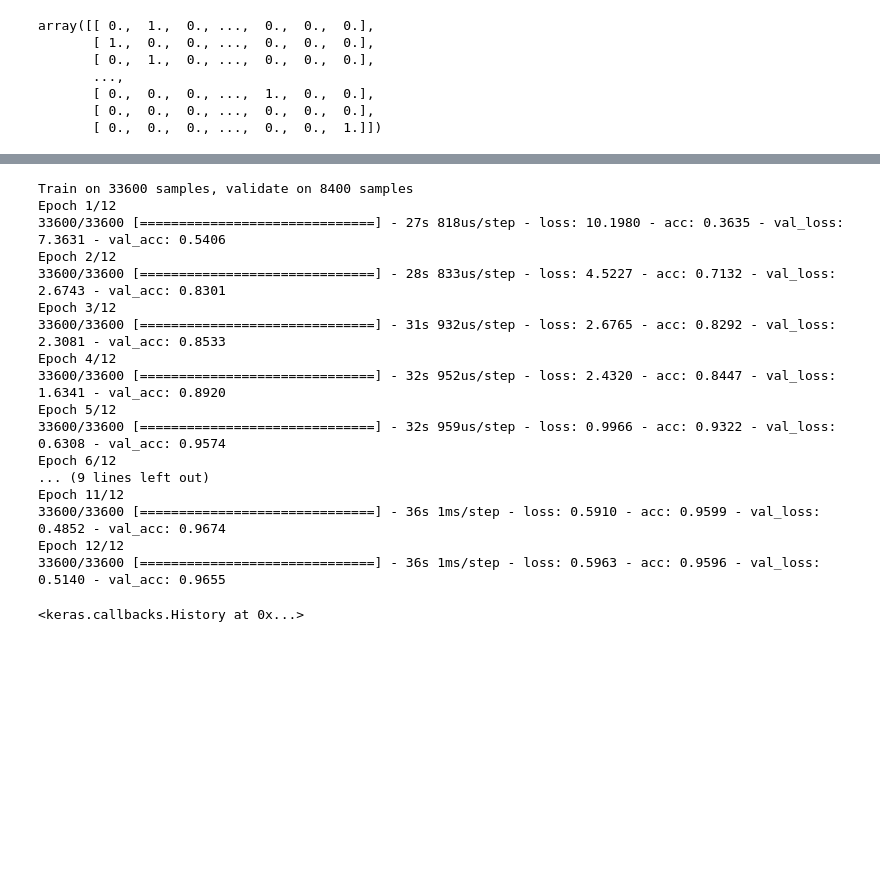
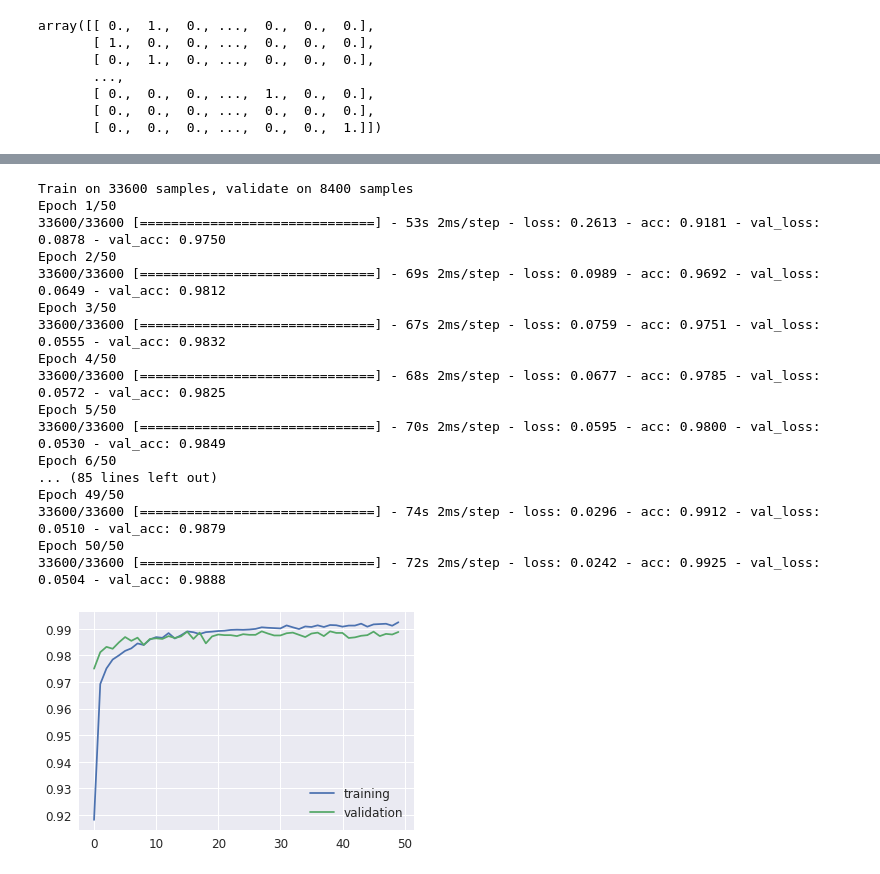
Before and after one commit to Suryanandsingh/MNIST-hand_writing-with-python, a Jupyter notebook: MNIST handwritten-keras with CNN.ipynb, the cells around one changed output, grey strips where cells are left out. Cells and saved outputs as stored; diff of their text form; code cells hidden in the pictures; blank space fills up the shorter version.

```diff
--- a/MNIST handwritten-keras with CNN.ipynb
+++ b/MNIST handwritten-keras with CNN.ipynb
@@ -52,11 +78,18 @@ from keras.models import Sequential
 from keras.layers import Dense, Dropout, Flatten
 from keras.layers.convolutional import Convolution2D, MaxPooling2D
 # %%
+#train model
 model = Sequential()
 model.add(Convolution2D(32, 3, 3, input_shape=(28, 28, 1), activation='relu'))
 model.add(MaxPooling2D(pool_size=(2,2)))
+model.add(Dropout(0.25))
+
+model.add(Convolution2D(32, (3,3), activation='relu'))
+model.add(MaxPooling2D(pool_size=(2, 2)))
+model.add(Dropout(0.20))
+
 model.add(Flatten())
-model.add(Dense(100))
+model.add(Dense(200))
 model.add(Dropout(0.5))
 model.add(Dense(10, activation='softmax'))
 # %%
@@ -86,21 +119,28 @@ _________________________________________________________________
 # %%
-model.fit(X_train, y_train, validation_data=(X_test, y_test), epochs=12, batch_size=128)
+#fitting the model
+hist = model.fit(X_train, y_train, validation_data=(X_test, y_test), epochs=50, batch_size=32)
 # %% [output]
 Train on 33600 samples, validate on 8400 samples
-Epoch 1/12
-33600/33600 [==============================] - 27s 818us/step - loss: 10.1980 - acc: 0.3635 - val_loss: 7.3631 - val_acc: 0.5406
-Epoch 2/12
-33600/33600 [==============================] - 28s 833us/step - loss: 4.5227 - acc: 0.7132 - val_loss: 2.6743 - val_acc: 0.8301
-Epoch 3/12
-33600/33600 [==============================] - 31s 932us/step - loss: 2.6765 - acc: 0.8292 - val_loss: 2.3081 - val_acc: 0.8533
-Epoch 4/12
-33600/33600 [==============================] - 32s 952us/step - loss: 2.4320 - acc: 0.8447 - val_loss: 1.6341 - val_acc: 0.8920
-Epoch 5/12
-33600/33600 [==============================] - 32s 959us/step - loss: 0.9966 - acc: 0.9322 - val_loss: 0.6308 - val_acc: 0.9574
-Epoch 6/12
-... (9 lines left out)
-Epoch 11/12
-33600/33600 [==============================] - 36s 1ms/step - loss: 0.5910 - acc: 0.9599 - val_loss: 0.4852 - val_acc: 0.9674
-Epoch 12/12
-33600/33600 [==============================] - 36s 1ms/step - loss: 0.5963 - acc: 0.9596 - val_loss: 0.5140 - val_acc: 0.9655
+Epoch 1/50
+33600/33600 [==============================] - 53s 2ms/step - loss: 0.2613 - acc: 0.9181 - val_loss: 0.0878 - val_acc: 0.9750
+Epoch 2/50
+33600/33600 [==============================] - 69s 2ms/step - loss: 0.0989 - acc: 0.9692 - val_loss: 0.0649 - val_acc: 0.9812
+Epoch 3/50
+33600/33600 [==============================] - 67s 2ms/step - loss: 0.0759 - acc: 0.9751 - val_loss: 0.0555 - val_acc: 0.9832
+Epoch 4/50
+33600/33600 [==============================] - 68s 2ms/step - loss: 0.0677 - acc: 0.9785 - val_loss: 0.0572 - val_acc: 0.9825
+Epoch 5/50
+33600/33600 [==============================] - 70s 2ms/step - loss: 0.0595 - acc: 0.9800 - val_loss: 0.0530 - val_acc: 0.9849
+Epoch 6/50
+... (85 lines left out)
+Epoch 49/50
+33600/33600 [==============================] - 74s 2ms/step - loss: 0.0296 - acc: 0.9912 - val_loss: 0.0510 - val_acc: 0.9879
+Epoch 50/50
+33600/33600 [==============================] - 72s 2ms/step - loss: 0.0242 - acc: 0.9925 - val_loss: 0.0504 - val_acc: 0.9888
-<keras.callbacks.History at 0x...>
+# %%
+plt.plot(hist.history['acc'])
+plt.plot(hist.history['val_acc'])
+plt.legend(['training', 'validation'], loc='lower right')
+plt.show()
+# %% [output]
+[figure, added]
```
Also changed, not shown: parts of 29 cells of this notebook.
